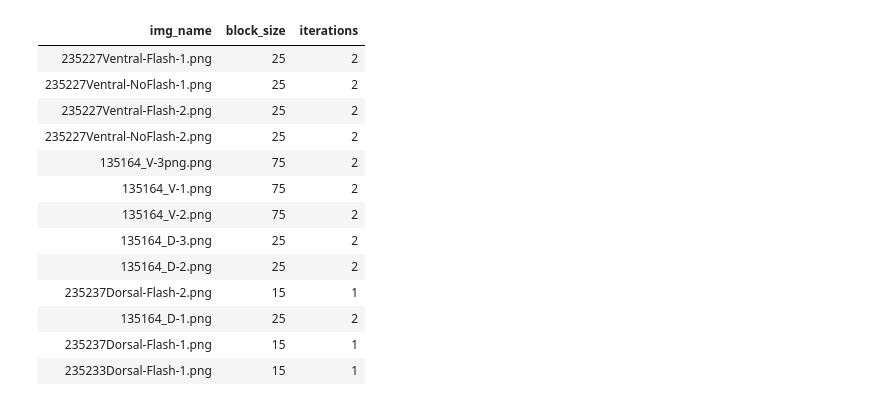
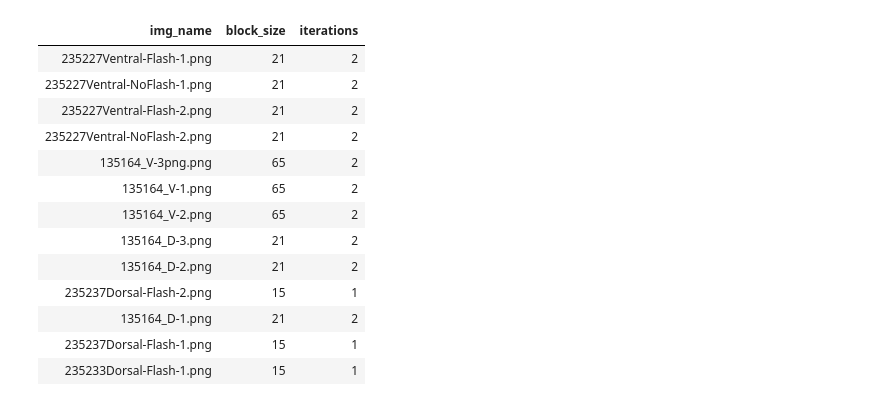
Before and after one commit to tanyasarkinjain/Anoles-group, a Jupyter notebook: Customized-based-on-trial.ipynb, the cells around one changed output. Cells and saved outputs as stored; diff of their text form; code cells hidden in the pictures.

```diff
--- a/Customized-based-on-trial.ipynb
+++ b/Customized-based-on-trial.ipynb
@@ -207,0 +143,21 @@ Initial Value used
+# %%
+'''
+img = original_img[9]
+
+plt.imshow(img, 'gray')
+plt.show()
+
+log = np.log(img)
+log = log-np.min(log+1)
+log = log/np.max(log)*255
+log = log.astype(float)
+plt.imshow(log, 'gray')
+plt.show()
+
+blur = cv2.GaussianBlur(log,(5,5),0)
+#blur = cv2.GaussianBlur(blur,(5,5),0).astype(int)
+blur = cv2.bilateralFilter(blur,20,10,200)
+
+plt.imshow(blur, 'gray')
+plt.show()
+'''
@@ -218,8 +176,8 @@ total_stats = []
 
 for i in np.arange(len(images)):
     img = images[i]
-    plt.imshow(img)
-    plt.show()
+    #plt.imshow(img)
+    #plt.show()
 
     binary_map = (img > 0).astype(np.uint8)
     connectivity = 4 # or whatever you prefer
@@ -233,13 +191,12 @@ for i in np.arange(len(images)):
     # The fourth cell is the centroid matrix
     centroids = output[3]
 
-
-    print(stats[1:,-1])
-    print("Number of scales detected", num_labels - 1)
+    #print("Sizes of all scales:", stats[1:,-1])
+    print("Number of scales detected (including noise)", num_labels - 1)
     print("Average size of scales: ", np.average(stats[1:,-1]))
+    print("\n")
 
     sizes_of_scales.append((stats[1:,-1]))
     average_size.append(([num_labels, np.average(stats[1:,-1])]))
     total_stats.append([num_labels,stats[1:,-1], stats[1:,-1]])
-    print(average_size)
 # %% [output]
@@ -277,3 +219,0 @@ Average size of scales:  457.42857142857144
-# %%
-for i in average_size:
-    print(i)
@@ -294,42 +227,39 @@ for i in average_size:
 # %%
-### a better way to do this? Run more significant tests to determine the best relationship you can
-
-
 #array that stores final block size and iteration statistics
 block_size = []
 
 #tentative if statements: based on initial binarization determines block and iteration size
 for stat in average_size:
     index = 0
     if stat[0] <= 1:
         block_size.append([15,1])
 
     elif stat[1] < 350 and max(sizes_of_scales[index]) < 300:
-        block_size.append([25, 2])
+        block_size.append([21, 2])
 
     elif stat[1] < 350 and max(sizes_of_scales[index]) > 300:
         block_size.append([25, 2])
 
     else:
-        block_size.append([75, 2])
+        block_size.append([65, 2])
         index +=1
 
 
 size_and_it = Table().with_columns("img_name", image_names, "block_size", [i[0] for i in block_size], "iterations" ,[i[1] for i in block_size])
 size_and_it.show()
 # %% [output]
 | img_name | block_size | iterations |
-| 235227Ventral-Flash-1.png | 25 | 2 |
-| 235227Ventral-NoFlash-1.png | 25 | 2 |
-| 235227Ventral-Flash-2.png | 25 | 2 |
-| 235227Ventral-NoFlash-2.png | 25 | 2 |
-| 135164_V-3png.png | 75 | 2 |
-| 135164_V-1.png | 75 | 2 |
-| 135164_V-2.png | 75 | 2 |
-| 135164_D-3.png | 25 | 2 |
-| 135164_D-2.png | 25 | 2 |
+| 235227Ventral-Flash-1.png | 21 | 2 |
+| 235227Ventral-NoFlash-1.png | 21 | 2 |
+| 235227Ventral-Flash-2.png | 21 | 2 |
+| 235227Ventral-NoFlash-2.png | 21 | 2 |
+| 135164_V-3png.png | 65 | 2 |
+| 135164_V-1.png | 65 | 2 |
+| 135164_V-2.png | 65 | 2 |
+| 135164_D-3.png | 21 | 2 |
+| 135164_D-2.png | 21 | 2 |
 | 235237Dorsal-Flash-2.png | 15 | 1 |
-| 135164_D-1.png | 25 | 2 |
+| 135164_D-1.png | 21 | 2 |
 | 235237Dorsal-Flash-1.png | 15 | 1 |
 | 235233Dorsal-Flash-1.png | 15 | 1 |
 # %%
```
Also changed, not shown: parts of 20 cells of this notebook, 32 other files.
